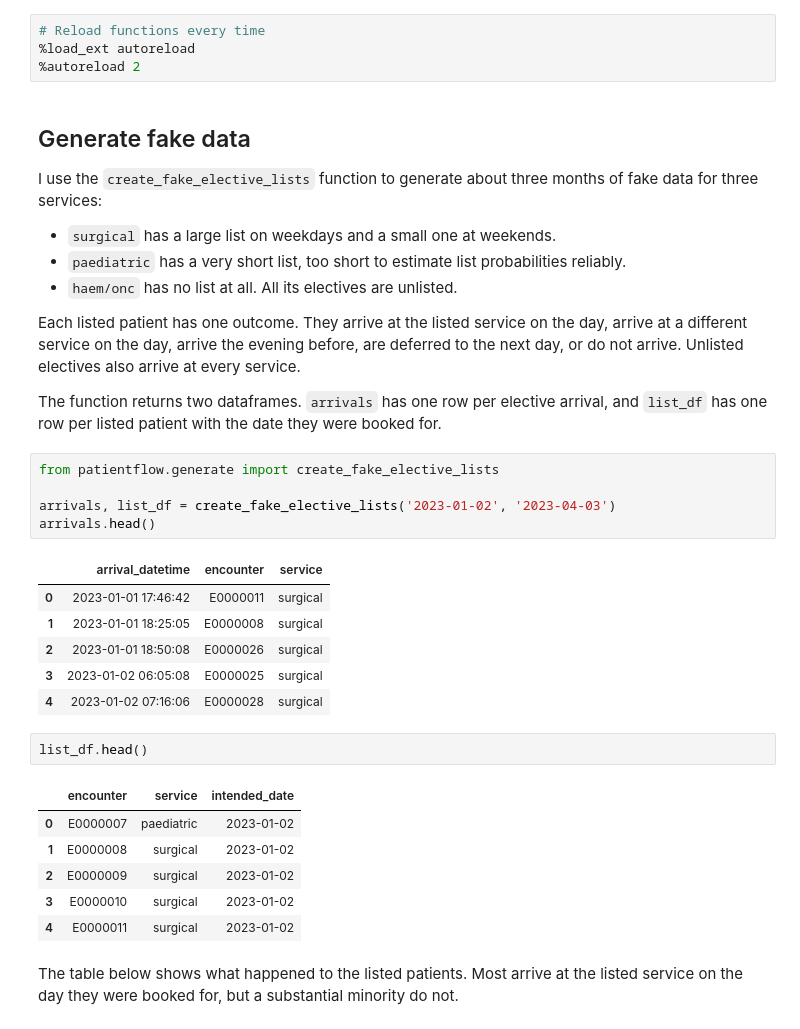
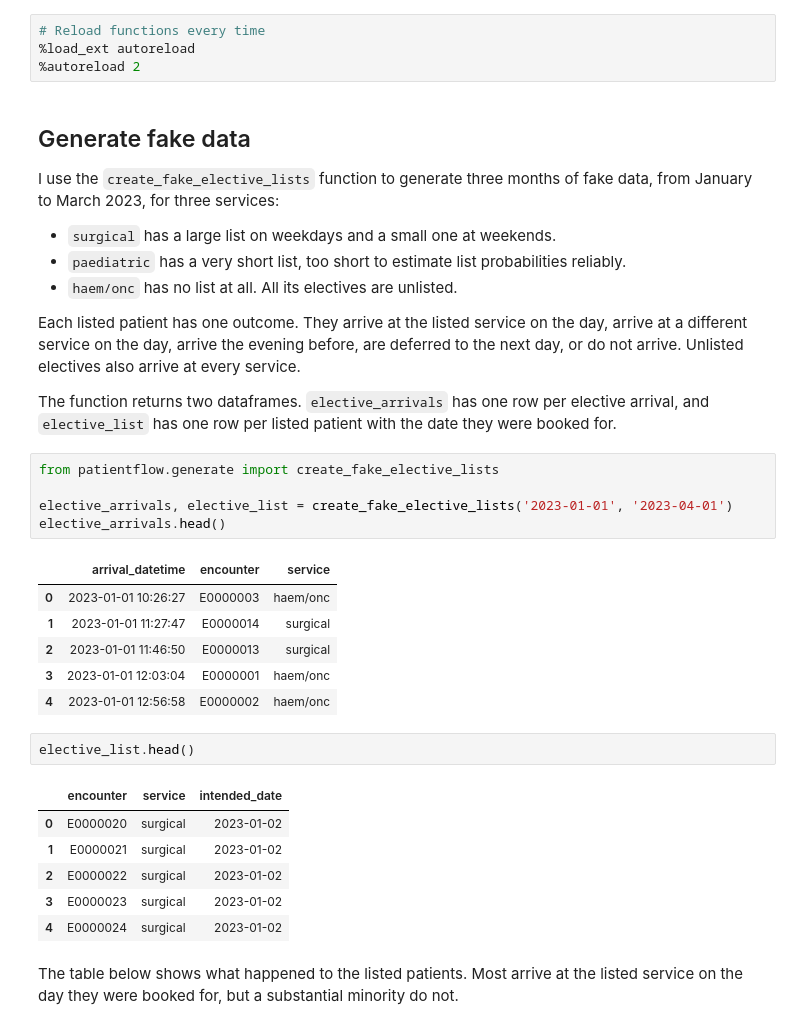
Before and after one commit to zmek/patientflow, a Jupyter notebook: notebooks/3g_Predict_elective_demand_using_a_list.ipynb, the cells around one changed output. Cells and saved outputs as stored; diff of their text form.

```diff
--- a/notebooks/3g_Predict_elective_demand_using_a_list.ipynb
+++ b/notebooks/3g_Predict_elective_demand_using_a_list.ipynb
@@ -24,7 +24,7 @@ A note on identifiers. In notebook 3e I said that the hospital visit for an elec
 # %% [markdown]
 ## Generate fake data
 
-I use the `create_fake_elective_lists` function to generate about three months of fake data for three services:
+I use the `create_fake_elective_lists` function to generate three months of fake data, from January to March 2023, for three services:
 
 * `surgical` has a large list on weekdays and a small one at weekends.
 * `paediatric` has a very short list, too short to estimate list probabilities reliably.
@@ -32,28 +32,28 @@ I use the `create_fake_elective_lists` function to generate about three months o
 
 Each listed patient has one outcome. They arrive at the listed service on the day, arrive at a different service on the day, arrive the evening before, are deferred to the next day, or do not arrive. Unlisted electives also arrive at every service.
 
-The function returns two dataframes. `arrivals` has one row per elective arrival, and `list_df` has one row per listed patient with the date they were booked for.
+The function returns two dataframes. `elective_arrivals` has one row per elective arrival, and `elective_list` has one row per listed patient with the date they were booked for.
 # %%
 from patientflow.generate import create_fake_elective_lists
 
-arrivals, list_df = create_fake_elective_lists('2023-01-02', '2023-04-03')
-arrivals.head()
+elective_arrivals, elective_list = create_fake_elective_lists('2023-01-01', '2023-04-01')
+elective_arrivals.head()
 # %% [output]
 |  | arrival_datetime | encounter | service |
-| 0 | 2023-01-01 17:46:42 | E0000011 | surgical |
-| 1 | 2023-01-01 18:25:05 | E0000008 | surgical |
-| 2 | 2023-01-01 18:50:08 | E0000026 | surgical |
-| 3 | 2023-01-02 06:05:08 | E0000025 | surgical |
-| 4 | 2023-01-02 07:16:06 | E0000028 | surgical |
+| 0 | 2023-01-01 10:26:27 | E0000003 | haem/onc |
+| 1 | 2023-01-01 11:27:47 | E0000014 | surgical |
+| 2 | 2023-01-01 11:46:50 | E0000013 | surgical |
+| 3 | 2023-01-01 12:03:04 | E0000001 | haem/onc |
+| 4 | 2023-01-01 12:56:58 | E0000002 | haem/onc |
 # %%
-list_df.head()
+elective_list.head()
 # %% [output]
 |  | encounter | service | intended_date |
-| 0 | E0000007 | paediatric | 2023-01-02 |
-| 1 | E0000008 | surgical | 2023-01-02 |
-| 2 | E0000009 | surgical | 2023-01-02 |
-| 3 | E0000010 | surgical | 2023-01-02 |
-| 4 | E0000011 | surgical | 2023-01-02 |
+| 0 | E0000020 | surgical | 2023-01-02 |
+| 1 | E0000021 | surgical | 2023-01-02 |
+| 2 | E0000022 | surgical | 2023-01-02 |
+| 3 | E0000023 | surgical | 2023-01-02 |
+| 4 | E0000024 | surgical | 2023-01-02 |
 # %% [markdown]
 The table below shows what happened to the listed patients. Most arrive at the listed service on the day they were booked for, but a substantial minority do not.
 # %%
```
Also changed, not shown: parts of 19 cells of this notebook, 6 other files.
